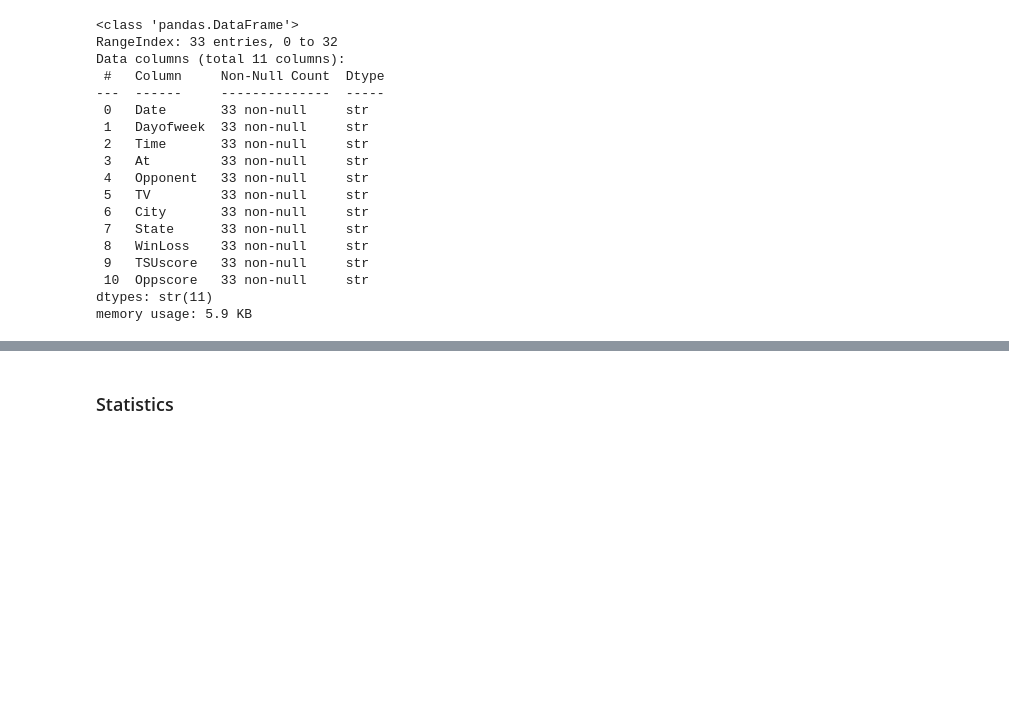
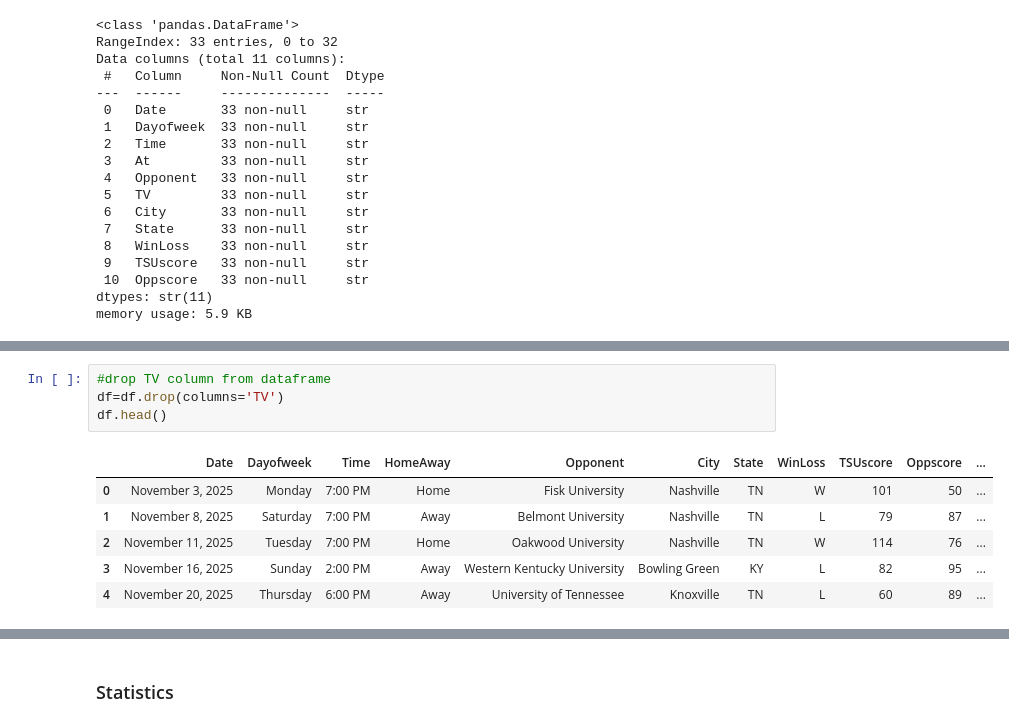
Before and after one commit to e-harrell/TSUBasketball, a Jupyter notebook: initial code.ipynb, the cells around one changed output, grey strips where cells are left out. Cells and saved outputs as stored; diff of their text form; blank space fills up the shorter version.

```diff
--- a/initial code.ipynb
+++ b/initial code.ipynb
@@ -651,0 +676,11 @@ memory usage: 5.1 KB
+# %%
+#drop TV column from dataframe
+df=df.drop(columns='TV')
+df.head()
+# %% [output]
+|  | Date | Dayofweek | Time | HomeAway | Opponent | City | State | WinLoss | TSUscore | Oppscore | ... |
+| 0 | November 3, 2025 | Monday | 7:00 PM | Home | Fisk University | Nashville | TN | W | 101 | 50 | ... |
+| 1 | November 8, 2025 | Saturday | 7:00 PM | Away | Belmont University | Nashville | TN | L | 79 | 87 | ... |
+| 2 | November 11, 2025 | Tuesday | 7:00 PM | Home | Oakwood University | Nashville | TN | W | 114 | 76 | ... |
+| 3 | November 16, 2025 | Sunday | 2:00 PM | Away | Western Kentucky University | Bowling Green | KY | L | 82 | 95 | ... |
+| 4 | November 20, 2025 | Thursday | 6:00 PM | Away | University of Tennessee | Knoxville | TN | L | 60 | 89 | ... |
```
Also changed, not shown: parts of 10 cells of this notebook.
